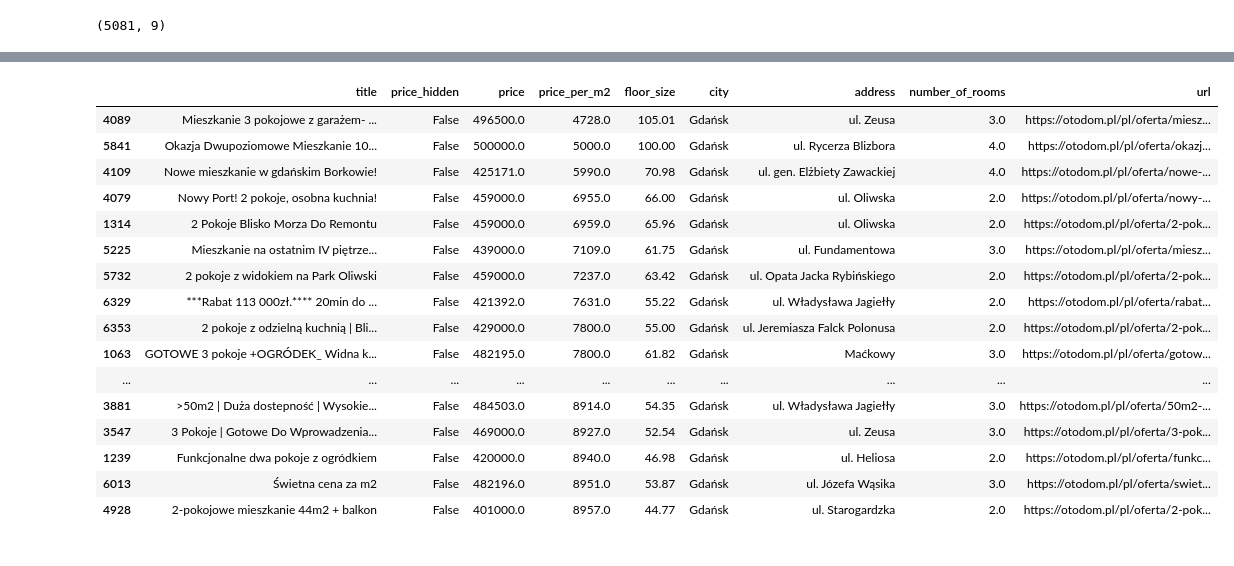
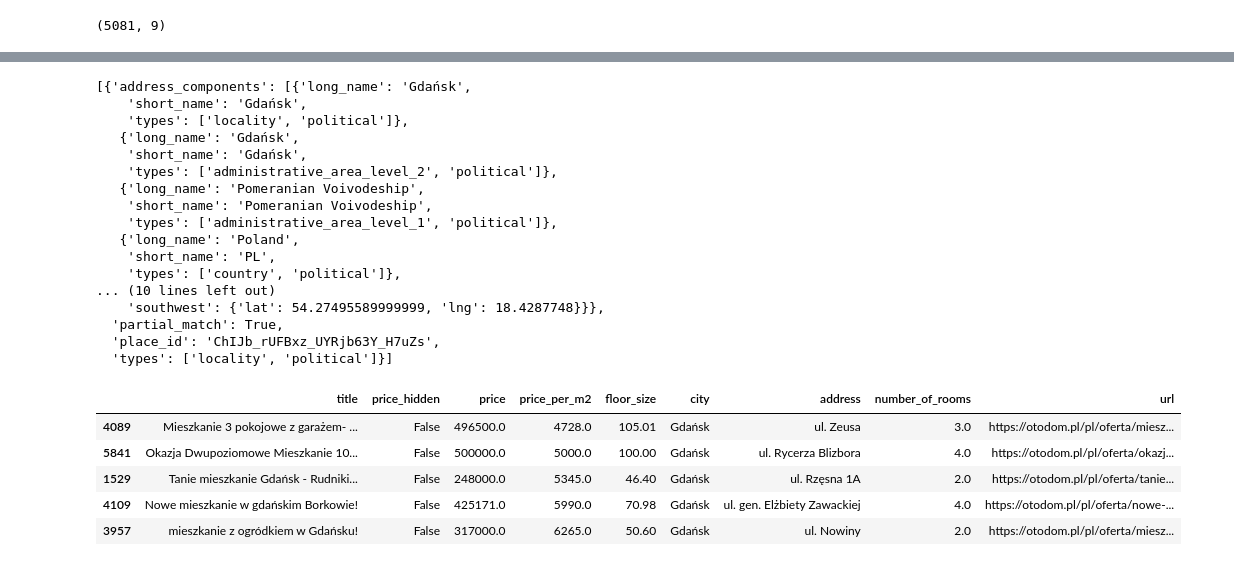
Before and after one commit to piotrostr/otodom-analysis, a Jupyter notebook: main.ipynb, the cells around one changed output, grey strips where cells are left out. Drawn from its saved outputs; the diff is of its cells as text; code cells hidden in the pictures.

Commit message:
feat: start on the how close is X? Google Maps API service

```diff
--- a/main.ipynb
+++ b/main.ipynb
@@ -97,7 +106,7 @@ def get_offers_from_page(page: str) -> list:
                       == 'Product'][0]['offers']['offers']
             return offers
 # %%
-def get_items_from_page(page: str, save: bool = False) -> list:
+def get_items_from_page(page: str, save: bool = True) -> list:
     """
     uses the __NEXT_DATA__ script tag to get the search results
 
@@ -112,3 +121,6 @@ def get_items_from_page(page: str, save: bool = False) -> list:
         with open("data.json", "w+") as f:
             f.write(json.dumps(data))
     return data['props']['pageProps']['data']['searchAds']['items']
+
+
+get_items_from_page(pages[2])
@@ -147,10 +177,7 @@ def preprocess_items_df(df: pd.DataFrame):
     )
     _df['floor_size'] = df['areaInSquareMeters']
     _df['city'] = df['location'].apply(lambda x: x['address']['city']['name'])
-    _df['address'] = df['location'].apply(lambda x: "{} {}".format(
-        x['address']['street']['name'],
-        x['address']['street']['number'],
-    ) if x['address']['street'] is not None else None)
+    _df['address'] = df['locationLabel'].apply(lambda x: x['value'])
     _df['number_of_rooms'] = df['roomsNumber'].apply(
         lambda x: number_of_rooms_to_int(x))
     # fill the number of rooms with the floor size divided by 35
@@ -167,9 +194,10 @@ def preprocess_items_df(df: pd.DataFrame):
 
     return _df
 # %%
-df = pd.DataFrame(all_items)
+all_items_df = pd.DataFrame(all_items)
 df.columns
-df = preprocess_items_df(df)
+
+df = preprocess_items_df(all_items_df)
 df.shape
 # %% [output]
 (5081, 9)
@@ -288,21 +387,30 @@ pd.set_option('max_colwidth', 100)
+# %%
+how_close_service.geocode("Gdansk, Centrum")
+# %% [output]
+[{'address_components': [{'long_name': 'Gdańsk',
+    'short_name': 'Gdańsk',
+    'types': ['locality', 'political']},
+   {'long_name': 'Gdańsk',
+    'short_name': 'Gdańsk',
+    'types': ['administrative_area_level_2', 'political']},
+   {'long_name': 'Pomeranian Voivodeship',
+    'short_name': 'Pomeranian Voivodeship',
+    'types': ['administrative_area_level_1', 'political']},
+   {'long_name': 'Poland',
+    'short_name': 'PL',
+    'types': ['country', 'political']},
+... (10 lines left out)
+    'southwest': {'lat': 54.27495589999999, 'lng': 18.4287748}}},
+  'partial_match': True,
+  'place_id': 'ChIJb_rUFBxz_UYRjb63Y_H7uZs',
+  'types': ['locality', 'political']}]
 # %%
-df[df['address'].notna()].sort_values(by="price_per_m2")[(
-    df['price'] >= 400_000) & (df['price'] <= 500_000)].head(50)
+df[df['address'].notna()].sort_values(by="price_per_m2")[
+    (df['price'] >= 0) & (df['price'] <= 500_000)].head()
 # %% [output]
 |  | title | price_hidden | price | price_per_m2 | floor_size | city | address | number_of_rooms | url |
 | 4089 | Mieszkanie 3 pokojowe z garażem- ... | False | 496500.0 | 4728.0 | 105.01 | Gdańsk | ul. Zeusa | 3.0 | https://otodom.pl/pl/oferta/miesz... |
 | 5841 | Okazja Dwupoziomowe Mieszkanie 10... | False | 500000.0 | 5000.0 | 100.00 | Gdańsk | ul. Rycerza Blizbora | 4.0 | https://otodom.pl/pl/oferta/okazj... |
+| 1529 | Tanie mieszkanie Gdańsk - Rudniki... | False | 248000.0 | 5345.0 | 46.40 | Gdańsk | ul. Rzęsna 1A | 2.0 | https://otodom.pl/pl/oferta/tanie... |
 | 4109 | Nowe mieszkanie w gdańskim Borkowie! | False | 425171.0 | 5990.0 | 70.98 | Gdańsk | ul. gen. Elżbiety Zawackiej | 4.0 | https://otodom.pl/pl/oferta/nowe-... |
-| 4079 | Nowy Port! 2 pokoje, osobna kuchnia! | False | 459000.0 | 6955.0 | 66.00 | Gdańsk | ul. Oliwska | 2.0 | https://otodom.pl/pl/oferta/nowy-... |
-| 1314 | 2 Pokoje Blisko Morza Do Remontu | False | 459000.0 | 6959.0 | 65.96 | Gdańsk | ul. Oliwska | 2.0 | https://otodom.pl/pl/oferta/2-pok... |
-| 5225 | Mieszkanie na ostatnim IV piętrze... | False | 439000.0 | 7109.0 | 61.75 | Gdańsk | ul. Fundamentowa | 3.0 | https://otodom.pl/pl/oferta/miesz... |
-| 5732 | 2 pokoje z widokiem na Park Oliwski | False | 459000.0 | 7237.0 | 63.42 | Gdańsk | ul. Opata Jacka Rybińskiego | 2.0 | https://otodom.pl/pl/oferta/2-pok... |
-| 6329 | ***Rabat 113 000zł.**** 20min do ... | False | 421392.0 | 7631.0 | 55.22 | Gdańsk | ul. Władysława Jagiełły | 2.0 | https://otodom.pl/pl/oferta/rabat... |
-| 6353 | 2 pokoje z odzielną kuchnią | Bli... | False | 429000.0 | 7800.0 | 55.00 | Gdańsk | ul. Jeremiasza Falck Polonusa | 2.0 | https://otodom.pl/pl/oferta/2-pok... |
-| 1063 | GOTOWE 3 pokoje +OGRÓDEK_ Widna k... | False | 482195.0 | 7800.0 | 61.82 | Gdańsk | Maćkowy | 3.0 | https://otodom.pl/pl/oferta/gotow... |
-| ... | ... | ... | ... | ... | ... | ... | ... | ... | ... |
-| 3881 | >50m2 | Duża dostepność | Wysokie... | False | 484503.0 | 8914.0 | 54.35 | Gdańsk | ul. Władysława Jagiełły | 3.0 | https://otodom.pl/pl/oferta/50m2-... |
-| 3547 | 3 Pokoje | Gotowe Do Wprowadzenia... | False | 469000.0 | 8927.0 | 52.54 | Gdańsk | ul. Zeusa | 3.0 | https://otodom.pl/pl/oferta/3-pok... |
-| 1239 | Funkcjonalne dwa pokoje z ogródkiem | False | 420000.0 | 8940.0 | 46.98 | Gdańsk | ul. Heliosa | 2.0 | https://otodom.pl/pl/oferta/funkc... |
-| 6013 | Świetna cena za m2 | False | 482196.0 | 8951.0 | 53.87 | Gdańsk | ul. Józefa Wąsika | 3.0 | https://otodom.pl/pl/oferta/swiet... |
-| 4928 | 2-pokojowe mieszkanie 44m2 + balkon | False | 401000.0 | 8957.0 | 44.77 | Gdańsk | ul. Starogardzka | 2.0 | https://otodom.pl/pl/oferta/2-pok... |
+| 3957 | mieszkanie z ogródkiem w Gdańsku! | False | 317000.0 | 6265.0 | 50.60 | Gdańsk | ul. Nowiny | 2.0 | https://otodom.pl/pl/oferta/miesz... |
```
Also changed, not shown: parts of 12 cells of this notebook, 4 other files.
